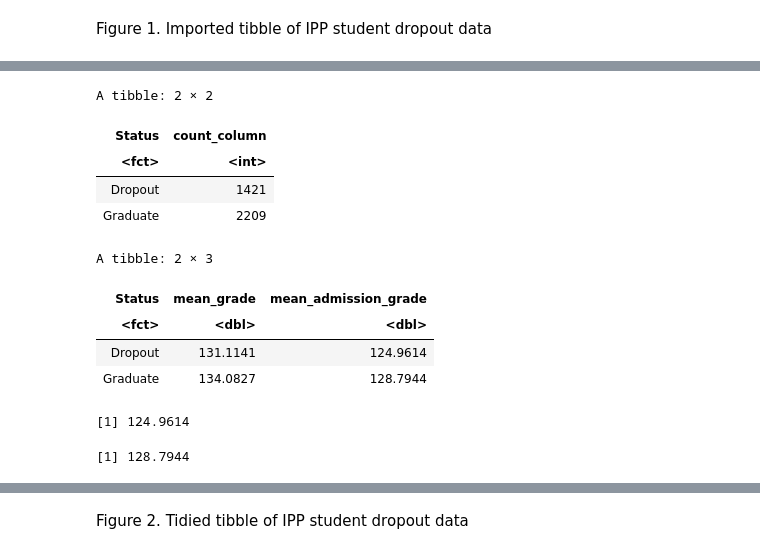
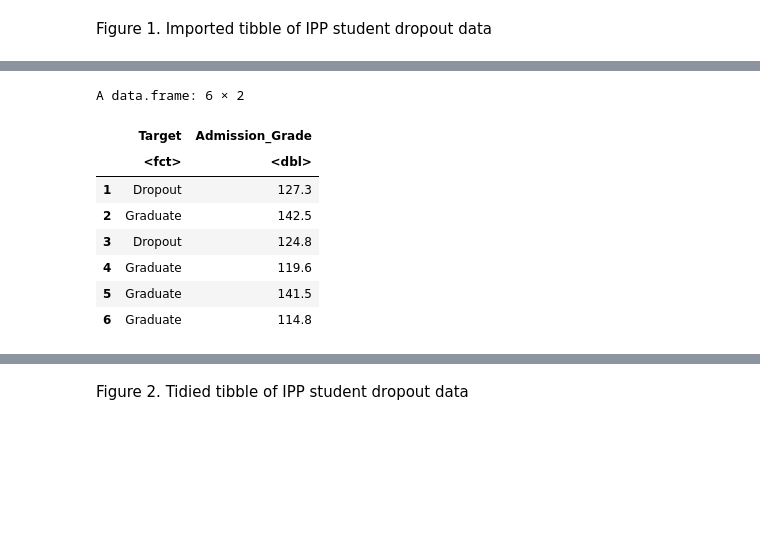
Before and after one commit to yui-ubc/stat-201-2023w1-group-20, a Jupyter notebook: project_proposal.ipynb, the cells around one changed output, grey strips where cells are left out. Saved outputs shown, nothing was run; the diff lists cells and outputs as text; code cells hidden in the pictures; blank space fills up the shorter version.

```diff
--- a/project_proposal.ipynb
+++ b/project_proposal.ipynb
@@ -65,44 +85,23 @@ Figure 1. Imported tibble of IPP student dropout data
 # %%
-# clean data
+#Clean the data
 dropout_clean <- dropout_data %>%
-    mutate(Target = as_factor(Target)) %>% # changed target to factor type
-    filter(Target != "Enrolled") # removed enrolled students because ambiguous (~900 students)
-#In our case, there is no need to filter out NA as there are none in the Status and Grade parameters that we are interested in
+  mutate(Target = as_factor(Target)) %>% #Convert the 'Target' column to a factor
+  filter(Target != "Enrolled") %>%
+  rename(Admission_Grade = Admission.grade)
 
-names(dropout_clean)[names(dropout_clean) == "Target"] <- "Status"
-names(dropout_clean)[names(dropout_clean) == "Previous.qualification..grade."] <- "Grade"
-names(dropout_clean)[names(dropout_clean) == "Admission.grade"] <- "Admission_Grade"
-
+#Select only the Target column
 dropout_pop <- dropout_clean %>%
-select(Status, Admission_Grade,Grade) %>%#select only the parameters of interest
-mutate(Grade = as.numeric(Grade), Admission_Grade = as.numeric(Admission_Grade))
+  select(Target, Admission_Grade) %>%
+  mutate(Admission_Grade = as.numeric(Admission_Grade))
 
 head(dropout_pop)
+# %% [output]
+A data.frame: 6 × 2
+|  | Target | Admission_Grade |
+|  | <fct> | <dbl> |
+| 1 | Dropout | 127.3 |
+| 2 | Graduate | 142.5 |
+| 3 | Dropout | 124.8 |
+| 4 | Graduate | 119.6 |
+| 5 | Graduate | 141.5 |
+| 6 | Graduate | 114.8 |
-# %%
-dropout_count <- dropout_pop %>%
-group_by(Status) %>%
-summarize(count_column = n())
-dropout_count
-# Comment for team -> Is this a fair amount of data we have on both> I think so (Yui)
-# %% [output]
-A tibble: 2 × 2
-| Status | count_column |
-| <fct> | <int> |
-| Dropout | 1421 |
-| Graduate | 2209 |
-# %%
-dropout_summarize <- dropout_pop %>%
-group_by(Status) %>%
-summarize(mean_grade = mean(Grade), mean_admission_grade = mean(Admission_Grade)) # WE decided to take population mean as the appropriate quantity to help answer our question
-dropout_summarize
-
-dropout_mean <- dropout_summarize["1","mean_admission_grade", drop=TRUE]
-graduates_mean <- dropout_summarize["2","mean_admission_grade", drop=TRUE]
-# %% [output]
-A tibble: 2 × 3
-| Status | mean_grade | mean_admission_grade |
-| <fct> | <dbl> | <dbl> |
-| Dropout | 131.1141 | 124.9614 |
-| Graduate | 134.0827 | 128.7944 |
-[1] 124.9614
-[1] 128.7944
```
Also changed, not shown: parts of 27 cells of this notebook.
